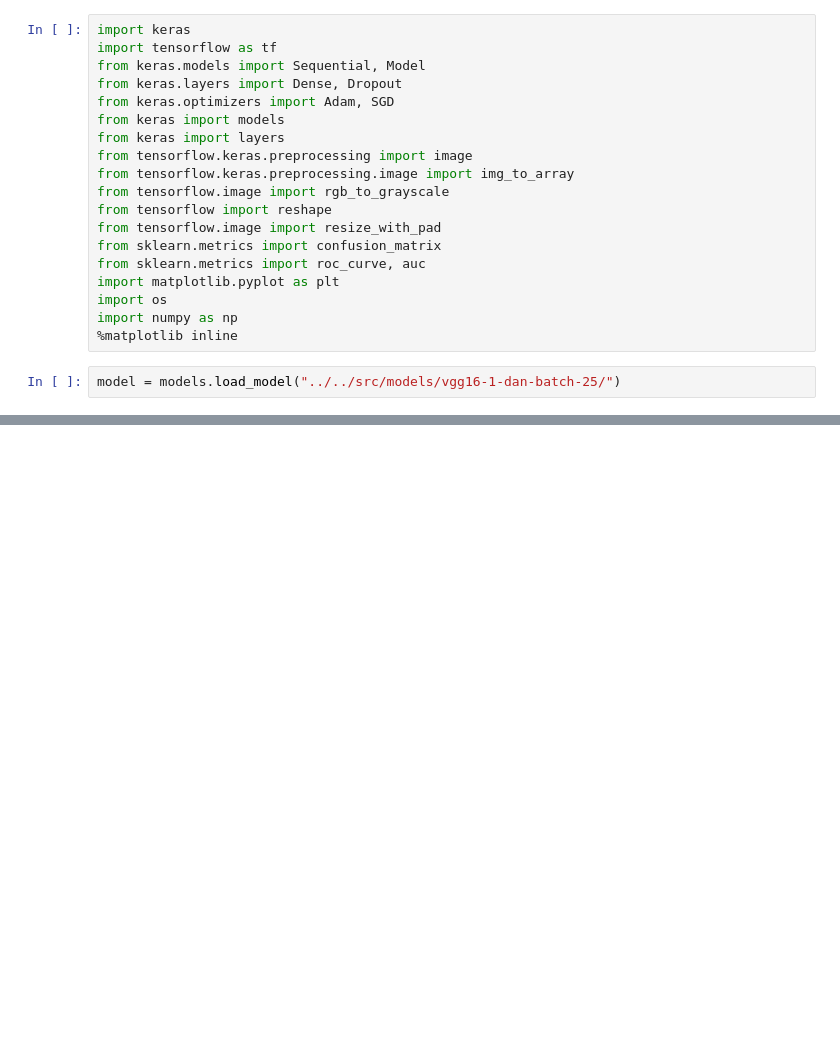
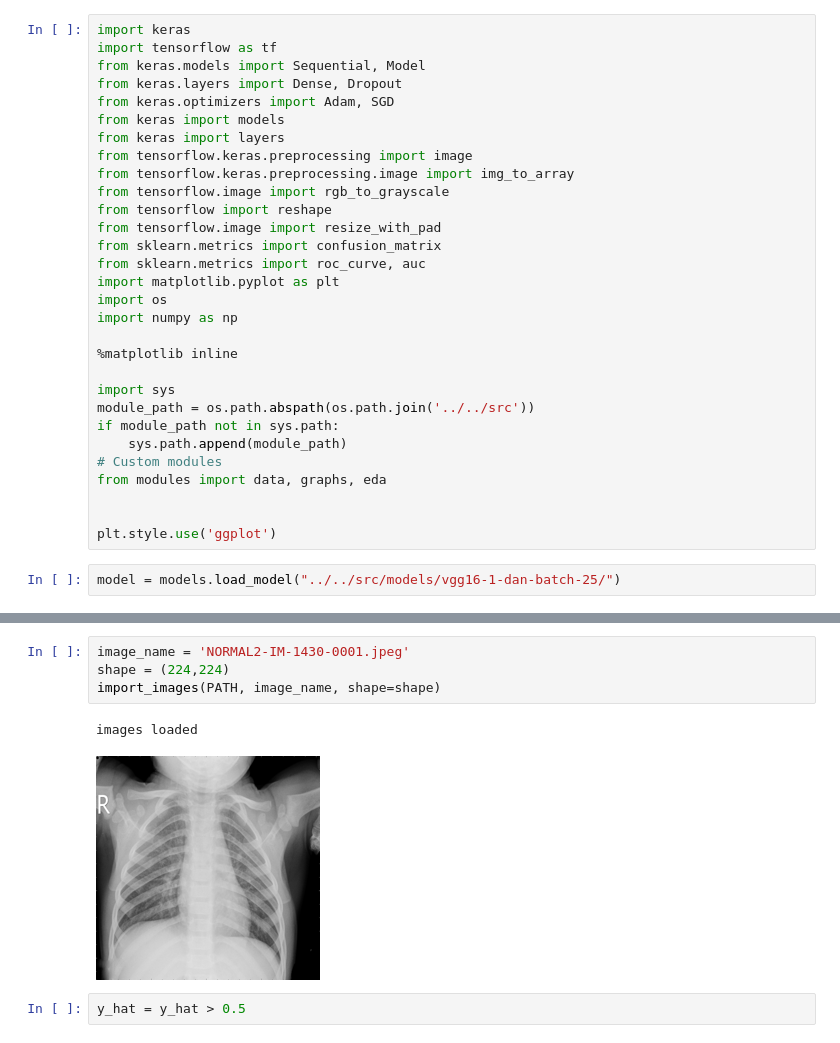
Before and after one commit to bagnine/Pnuemonia-image-classification, a Jupyter notebook: notebooks/modelling/timModelling.ipynb, the cells around one changed output, grey strips where cells are left out. Cells and saved outputs as stored; diff of their text form; blank space fills up the shorter version.

```diff
--- a/notebooks/modelling/timModelling.ipynb
+++ b/notebooks/modelling/timModelling.ipynb
@@ -16,6 +16,17 @@ from sklearn.metrics import roc_curve, auc
 import matplotlib.pyplot as plt
 import os
 import numpy as np
+
 %matplotlib inline
+
+import sys
+module_path = os.path.abspath(os.path.join('../../src'))
+if module_path not in sys.path:
+    sys.path.append(module_path)
+# Custom modules
+from modules import data, graphs, eda
+
+
+plt.style.use('ggplot')
 # %%
 model = models.load_model("../../src/models/vgg16-1-dan-batch-25/")
@@ -24,0 +243,9 @@ ValueError: The first argument to `Layer.call` must always be passed.
+# %%
+image_name = 'NORMAL2-IM-1430-0001.jpeg'
+shape = (224,224)
+import_images(PATH, image_name, shape=shape)
+# %% [output]
+images loaded
+[figure, added]
+# %%
+y_hat = y_hat > 0.5
```
Also changed, not shown: parts of 15 cells of this notebook, 1 other file.
